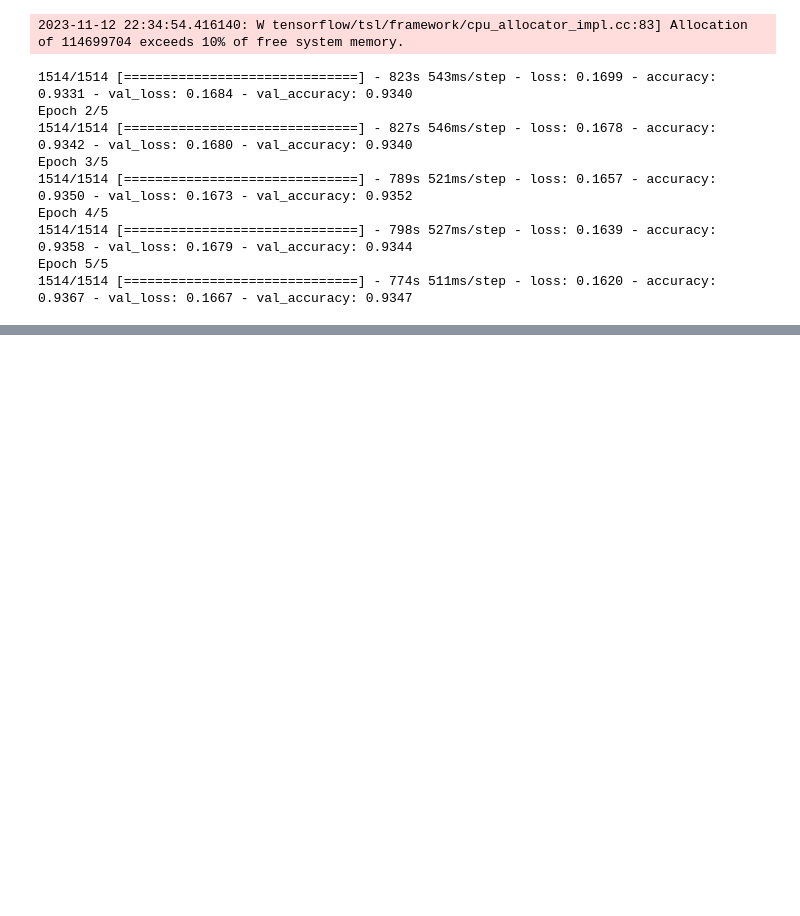
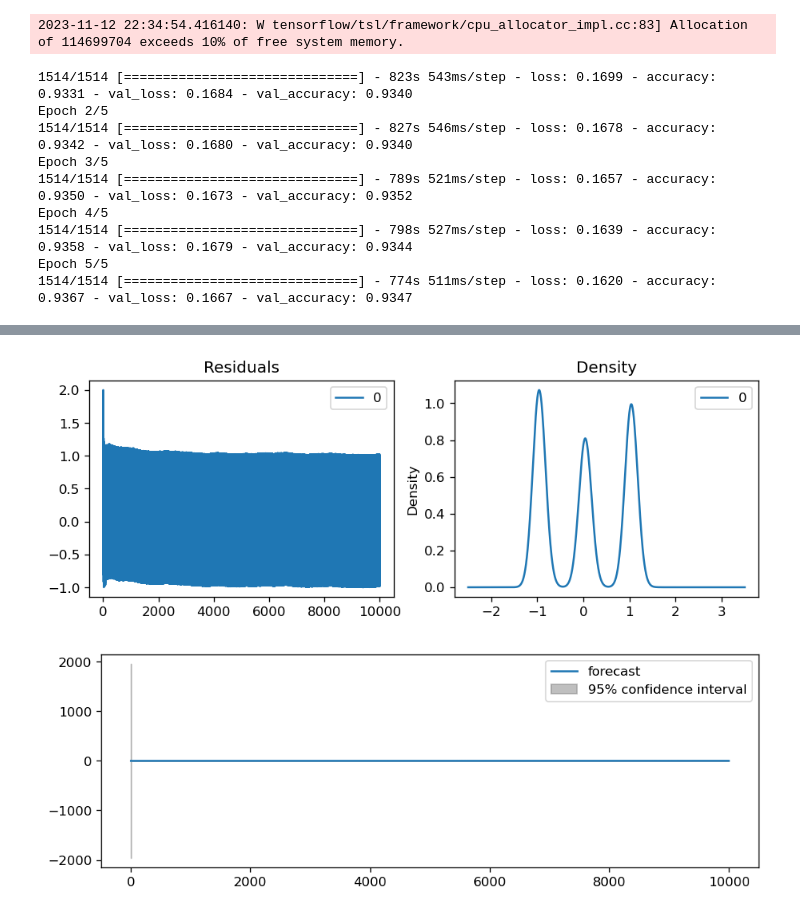
Before and after one commit to aytenkermencct/CA2_TweetAnalysis, a Jupyter notebook: TweetAnalysis.ipynb, the cells around one changed output, grey strips where cells are left out. Saved outputs shown, nothing was run; the diff lists cells and outputs as text; code cells hidden in the pictures; blank space fills up the shorter version.

```diff
--- a/TweetAnalysis.ipynb
+++ b/TweetAnalysis.ipynb
@@ -901,0 +976,6 @@ plt.show()
+# %%
+import statsmodels.api as sm
+# 1,1,2 ARIMA Model
+model = sm.tsa.arima.ARIMA(data_new.sentiment, order=(1,1,2))
+result = model.fit()
+print(result.summary())
@@ -901,0 +1000,15 @@ plt.show()
+# %%
+# Plot residual errors
+residuals = pd.DataFrame(result.resid)
+fig, ax = plt.subplots(1,2)
+residuals.plot(title="Residuals", ax=ax[0])
+residuals.plot(kind='kde', title='Density', ax=ax[1])
+plt.show()
+# Actual vs Fitted
+from statsmodels.graphics.tsaplots import plot_predict
+
+plot_predict(result,dynamic=False)
+plt.show()
+# %% [output]
+[figure, added]
+[figure, added]
```
Also changed, not shown: parts of 29 cells of this notebook.
